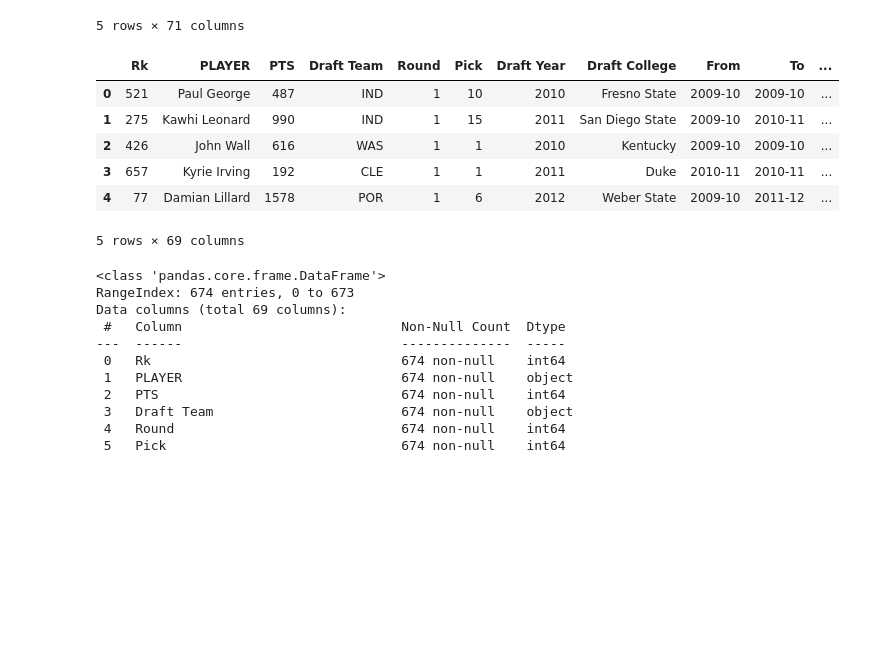
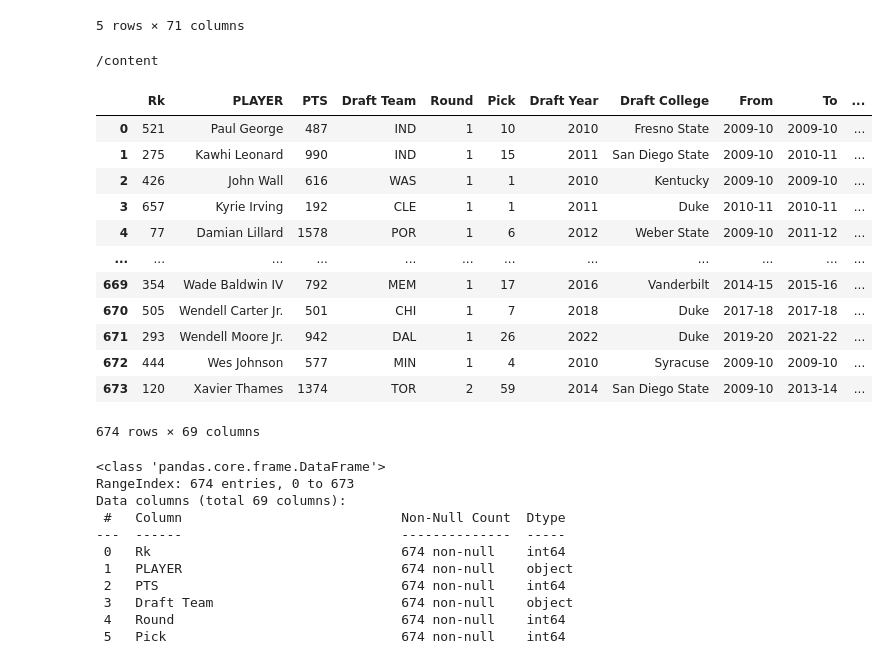
Before and after one commit to atroitskaia/CollegeBasketballSalaryPrediction, a Jupyter notebook: capstone_data_cleaning.ipynb, the cells around one changed output. Saved outputs shown, nothing was run; the diff lists cells and outputs as text; code cells hidden in the pictures; blank space fills up the shorter version.

```diff
--- a/capstone_data_cleaning.ipynb
+++ b/capstone_data_cleaning.ipynb
@@ -72,6 +79,11 @@ players_data.drop('POS', axis=1, inplace=True)
 #players_data['From']=pd.to_datetime(players_data['From'])
 # %%
 players_data.to_csv('players_stats_salary_cleaned.csv', index=False)
+# %%
+notebook_path = os.getcwd()
+print(notebook_path)
+# %% [output]
+/content
 # %%
 # Converting
 # BODY FAT %                        541 non-null    object/ needs to be float -> drop
@@ -84,17 +96,23 @@ players_data.to_csv('players_stats_salary_cleaned.csv', index=False)
 # 64  WINGSPAN                          512 non-null    object -> convert to inches (float)
 # POS -> drop --> DONE
 # %%
-players_data_to_clean=pd.read_csv('/Users/anastassiatroitskaia/Documents/repositories/BrainStation/BS-capstone/CollegeBasketball-Salaries/players_stats_salary_cleaned.csv')
+players_data_to_clean=pd.read_csv('/content/drive/MyDrive/BrainStation/BrainStation Projects/BS-Capstone-Project/datasets/data/players_stats_salary_cleaned.csv')
 # %%
-players_data_to_clean.head()
+players_data_to_clean
 # %% [output]
 |  | Rk | PLAYER | PTS | Draft Team | Round | Pick | Draft Year | Draft College | From | To | ... |
 | 0 | 521 | Paul George | 487 | IND | 1 | 10 | 2010 | Fresno State | 2009-10 | 2009-10 | ... |
 | 1 | 275 | Kawhi Leonard | 990 | IND | 1 | 15 | 2011 | San Diego State | 2009-10 | 2010-11 | ... |
 | 2 | 426 | John Wall | 616 | WAS | 1 | 1 | 2010 | Kentucky | 2009-10 | 2009-10 | ... |
 | 3 | 657 | Kyrie Irving | 192 | CLE | 1 | 1 | 2011 | Duke | 2010-11 | 2010-11 | ... |
 | 4 | 77 | Damian Lillard | 1578 | POR | 1 | 6 | 2012 | Weber State | 2009-10 | 2011-12 | ... |
+| ... | ... | ... | ... | ... | ... | ... | ... | ... | ... | ... | ... |
+| 669 | 354 | Wade Baldwin IV | 792 | MEM | 1 | 17 | 2016 | Vanderbilt | 2014-15 | 2015-16 | ... |
+| 670 | 505 | Wendell Carter Jr. | 501 | CHI | 1 | 7 | 2018 | Duke | 2017-18 | 2017-18 | ... |
+| 671 | 293 | Wendell Moore Jr. | 942 | DAL | 1 | 26 | 2022 | Duke | 2019-20 | 2021-22 | ... |
+| 672 | 444 | Wes Johnson | 577 | MIN | 1 | 4 | 2010 | Syracuse | 2009-10 | 2009-10 | ... |
+| 673 | 120 | Xavier Thames | 1374 | TOR | 2 | 59 | 2014 | San Diego State | 2009-10 | 2013-14 | ... |
-5 rows × 69 columns
+674 rows × 69 columns
 # %%
 # Convert above objects and their measurments from feet to inches and change data type to float
 
```
Also changed, not shown: parts of 29 cells of this notebook.
